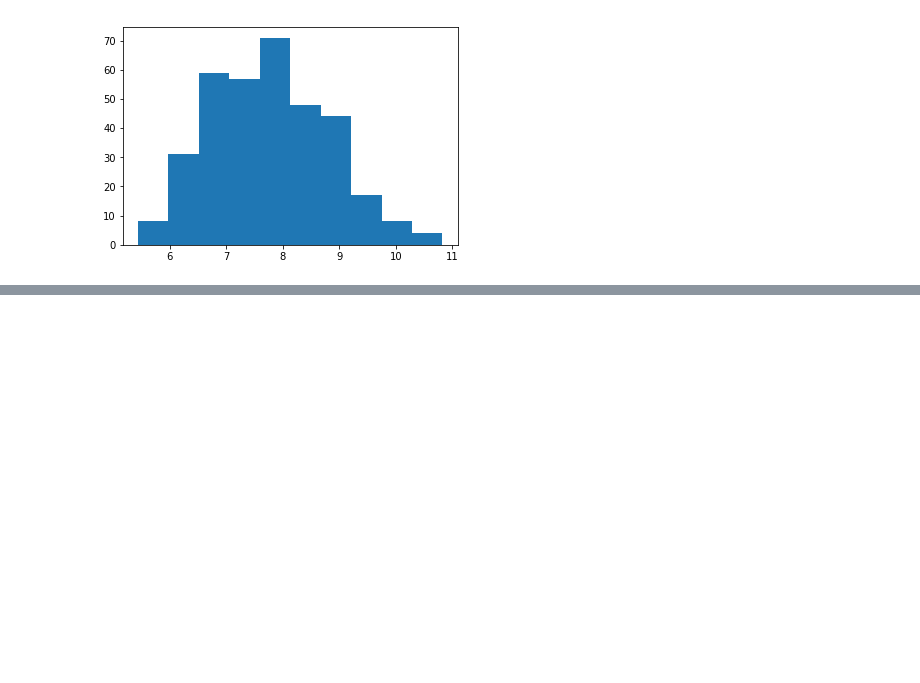
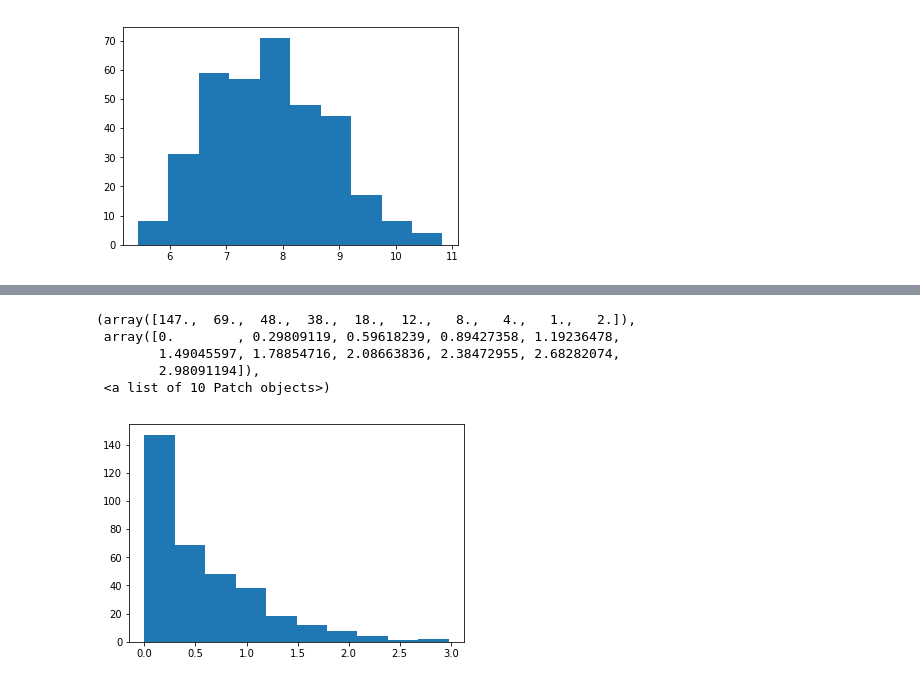
Before and after one commit to cbrackeen/Thinkful_Project, a Jupyter notebook: Crime Data Prep - Linear Regression.ipynb, the cells around one changed output, grey strips where cells are left out. Saved outputs shown, nothing was run; the diff lists cells and outputs as text; code cells hidden in the pictures; blank space fills up the shorter version.

```diff
--- a/Crime Data Prep - Linear Regression.ipynb
+++ b/Crime Data Prep - Linear Regression.ipynb
@@ -253,2 +232,0 @@ R-squared:
-# %%
-data_short.Property_crime = np.sqrt(data_short.Property_crime)
@@ -254,0 +272,18 @@ data_short.Property_crime = np.sqrt(data_short.Property_crime)
+# %%
+#Neither cross val nor fold show consistency or a good r_sq value
+#Let's add some more features to see if we can increase this
+data_short['Car_theft'] = data['Motor\nvehicle\ntheft']
+# %%
+from numpy import *
+car_test_log = np.log10(data_short.Car_theft, where= (data_short.Car_theft != 0)).dropna()
+car_test_recip = np.reciprocal(data_short.Car_theft, where= (data_short.Car_theft != 0)).dropna()
+car_test_recip_log = np.reciprocal(car_test_log, where= (car_test_log != 0))
+# %%
+plt.hist(car_test_log)
+# %% [output]
+(array([147.,  69.,  48.,  38.,  18.,  12.,   8.,   4.,   1.,   2.]),
+ array([0.        , 0.29809119, 0.59618239, 0.89427358, 1.19236478,
+        1.49045597, 1.78854716, 2.08663836, 2.38472955, 2.68282074,
+        2.98091194]),
+ <a list of 10 Patch objects>)
+[figure, added]
```
Also changed, not shown: parts of 28 cells of this notebook.
